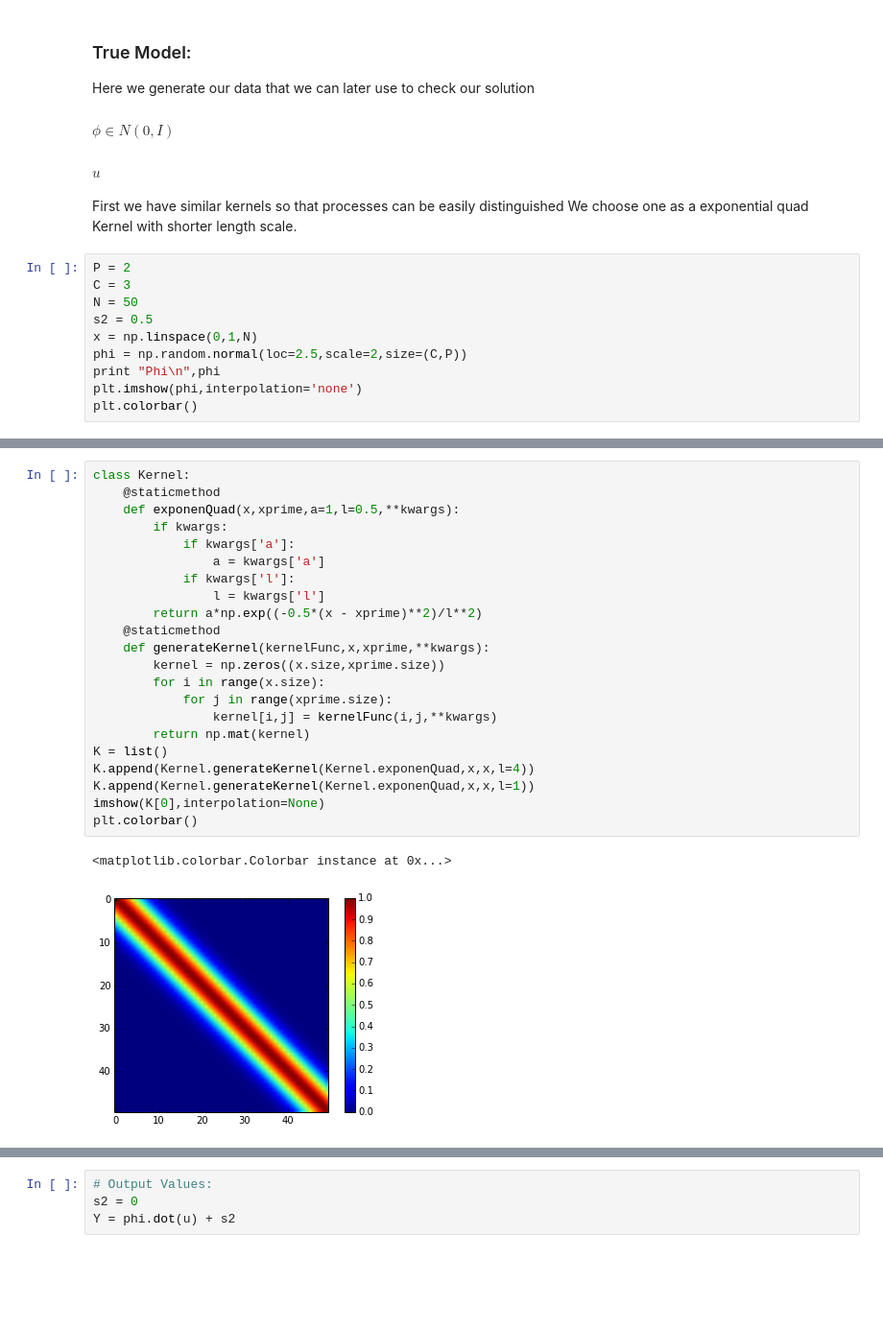
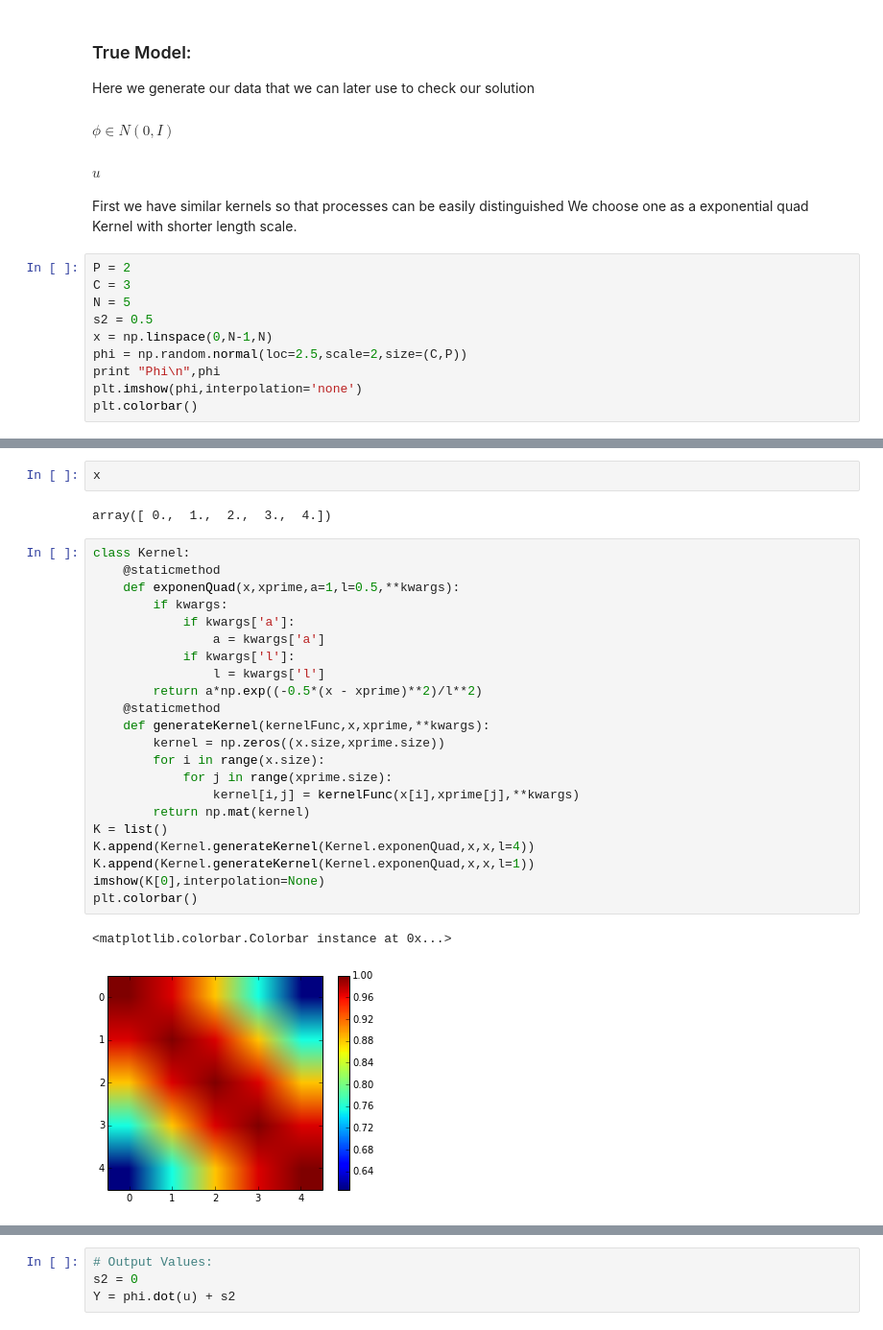
Before and after one commit to sudhNau/Baysian, a Jupyter notebook: SLFM Intro.ipynb, the cells around one changed output, grey strips where cells are left out. Shown at 96% size. Saved outputs shown, nothing was run; the diff lists cells and outputs as text; blank space fills up the shorter version.

```diff
--- a/SLFM Intro.ipynb
+++ b/SLFM Intro.ipynb
@@ -26,9 +27,9 @@ We choose one as a exponential quad Kernel with shorter length scale.
 # %%
 P = 2
 C = 3
-N = 50
+N = 5
 s2 = 0.5
-x = np.linspace(0,1,N)
+x = np.linspace(0,N-1,N)
 phi = np.random.normal(loc=2.5,scale=2,size=(C,P))
 print "Phi\n",phi
 plt.imshow(phi,interpolation='none')
@@ -43,25 +44,29 @@ Phi
+# %%
+x
+# %% [output]
+array([ 0.,  1.,  2.,  3.,  4.])
 # %%
 class Kernel:
     @staticmethod
     def exponenQuad(x,xprime,a=1,l=0.5,**kwargs):
         if kwargs:
             if kwargs['a']:
                 a = kwargs['a']
             if kwargs['l']:
                 l = kwargs['l']
         return a*np.exp((-0.5*(x - xprime)**2)/l**2)
     @staticmethod
     def generateKernel(kernelFunc,x,xprime,**kwargs):
         kernel = np.zeros((x.size,xprime.size))
         for i in range(x.size):
             for j in range(xprime.size):
-                kernel[i,j] = kernelFunc(i,j,**kwargs)
+                kernel[i,j] = kernelFunc(x[i],xprime[j],**kwargs)
         return np.mat(kernel)
 K = list()
 K.append(Kernel.generateKernel(Kernel.exponenQuad,x,x,l=4))
 K.append(Kernel.generateKernel(Kernel.exponenQuad,x,x,l=1))
 imshow(K[0],interpolation=None)
 plt.colorbar()
 # %% [output]
 <matplotlib.colorbar.Colorbar instance at 0x...>
-[figure, old version]
+[figure, new version]
```
Also changed, not shown: parts of 29 cells of this notebook.
